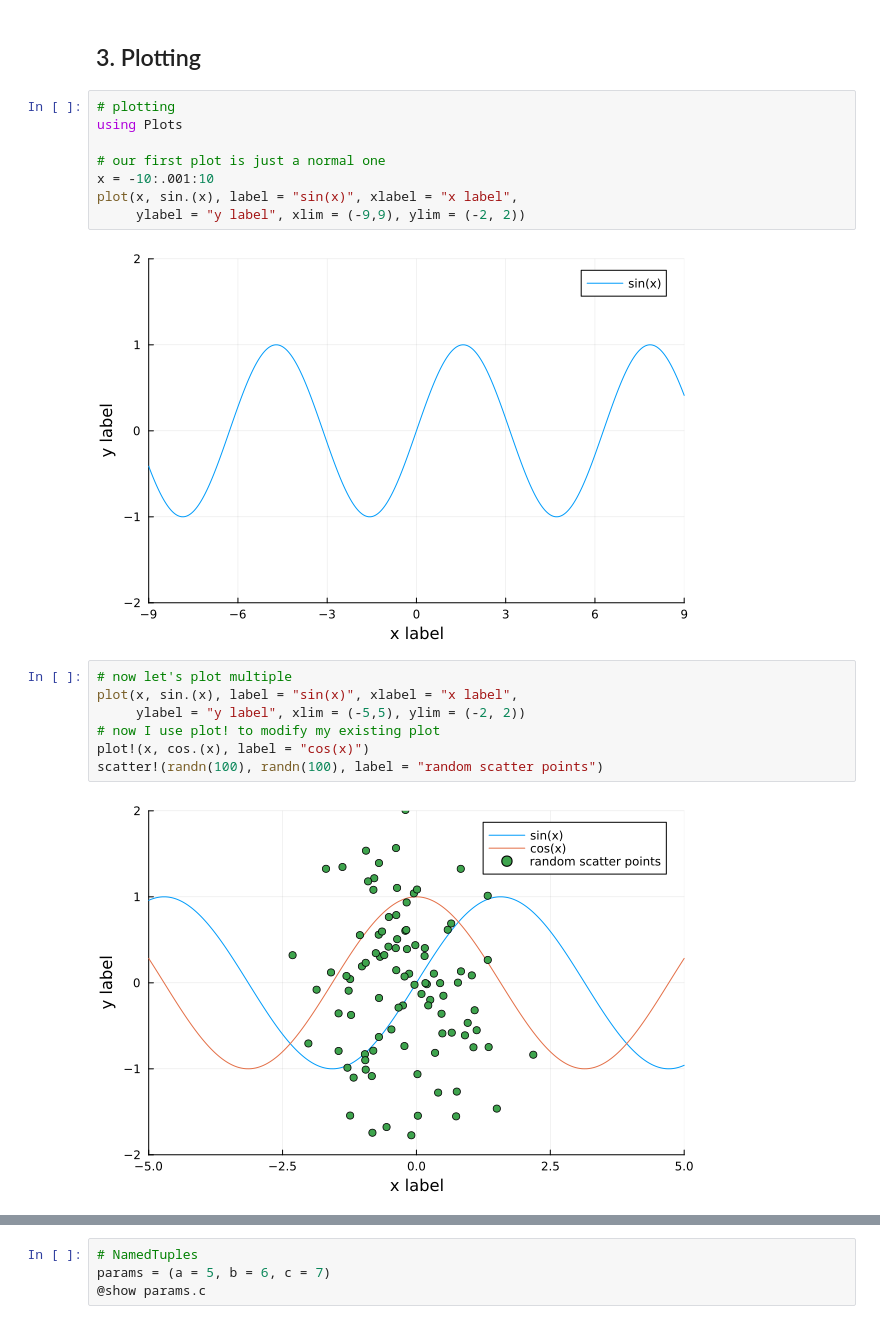
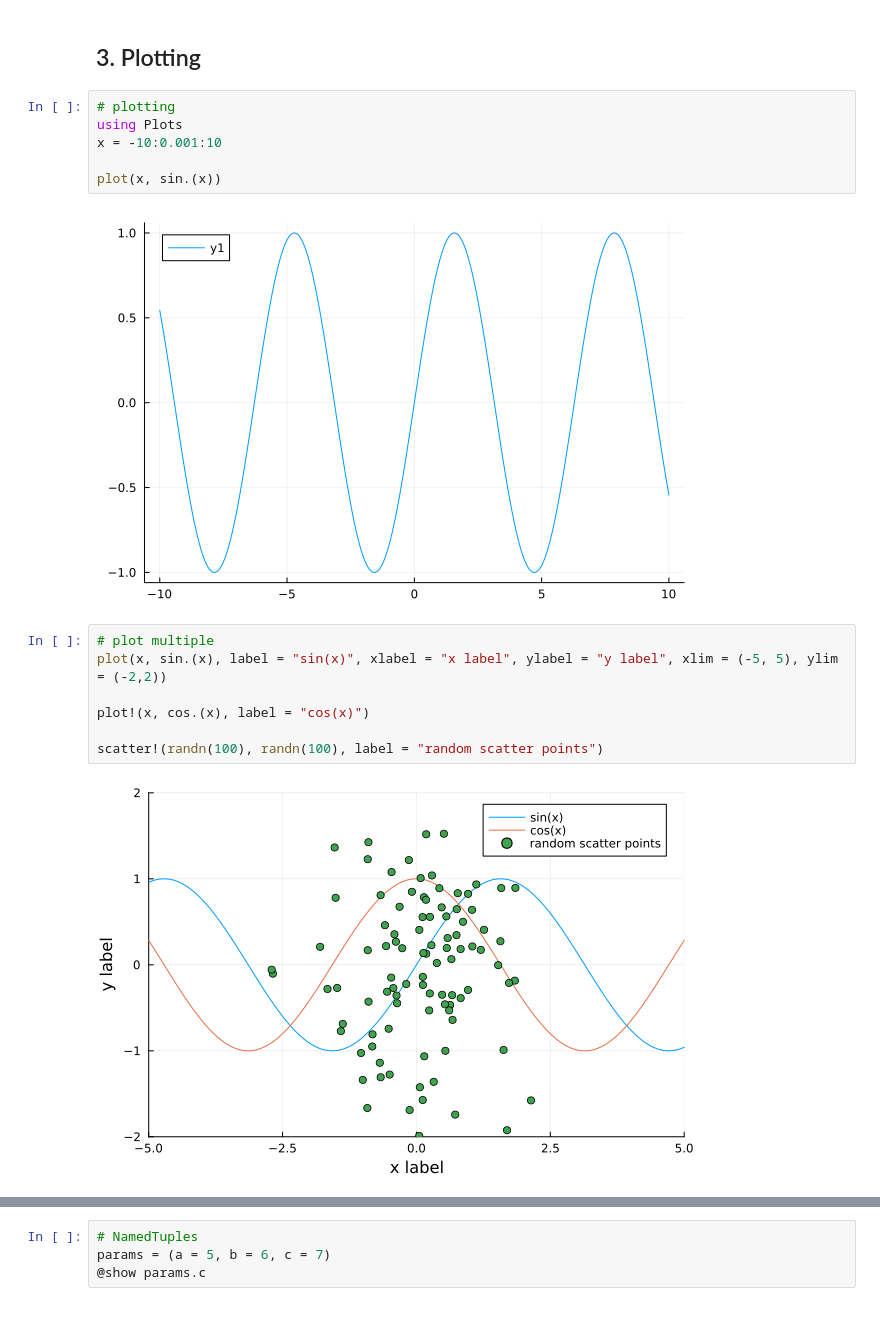
Before and after one commit to QuangMDoan/robotics, a Jupyter notebook: cmu/16-745/2025/HW0_S25/julia_primer.ipynb, the cells around one changed output, grey strips where cells are left out. Saved outputs shown, nothing was run; the diff lists cells and outputs as text.

```diff
--- a/cmu/16-745/2025/HW0_S25/julia_primer.ipynb
+++ b/cmu/16-745/2025/HW0_S25/julia_primer.ipynb
@@ -506,20 +528,18 @@ norm.(X) = [1.388177955944026, 0.09787278675277099, 1.13954095587312]
 # %%
 # plotting
 using Plots
+x = -10:0.001:10
 
-# our first plot is just a normal one
-x = -10:.001:10
-plot(x, sin.(x), label = "sin(x)", xlabel = "x label",
-     ylabel = "y label", xlim = (-9,9), ylim = (-2, 2))
+plot(x, sin.(x))
 # %% [output]
-[figure, old version]
+[figure, new version]
 # %%
-# now let's plot multiple
-plot(x, sin.(x), label = "sin(x)", xlabel = "x label",
-     ylabel = "y label", xlim = (-5,5), ylim = (-2, 2))
-# now I use plot! to modify my existing plot
+# plot multiple
+plot(x, sin.(x), label = "sin(x)", xlabel = "x label", ylabel = "y label", xlim = (-5, 5), ylim = (-2,2))
+
 plot!(x, cos.(x), label = "cos(x)")
+
 scatter!(randn(100), randn(100), label = "random scatter points")
 # %% [output]
-[figure, old version]
+[figure, new version]
 # %%
```
Also changed, not shown: parts of 25 cells of this notebook.
